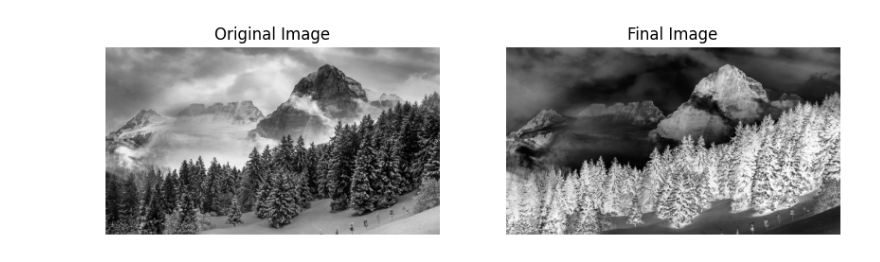
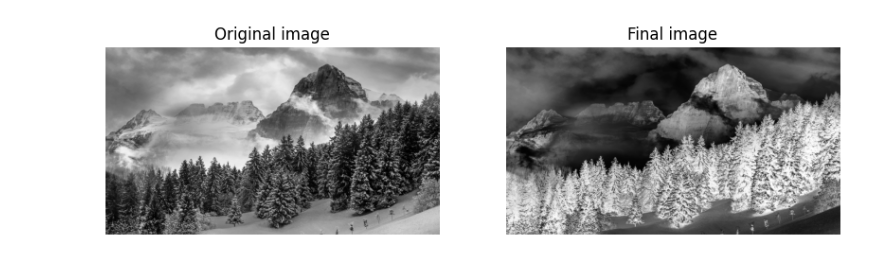
Before and after one commit to dylanwz/comp9517-25t1, a Jupyter notebook: lab1/task1.ipynb, the cells around one changed output. Cells and saved outputs as stored; diff of their text form; code cells hidden in the pictures.

```diff
--- a/lab1/task1.ipynb
+++ b/lab1/task1.ipynb
@@ -45,6 +45,4 @@ show_image(inverted_image, adjusted_image)
-# %%
-# Show the final result
-
-show_image(image, adjusted_image)
-# %% [output]
-[figure, removed]
+# %%
+show_image(image, adjusted_image, "Original image", "Final image")
+# %% [output]
+[figure, added]
```
Also changed, not shown: parts of 4 cells of this notebook, 2 other files.
